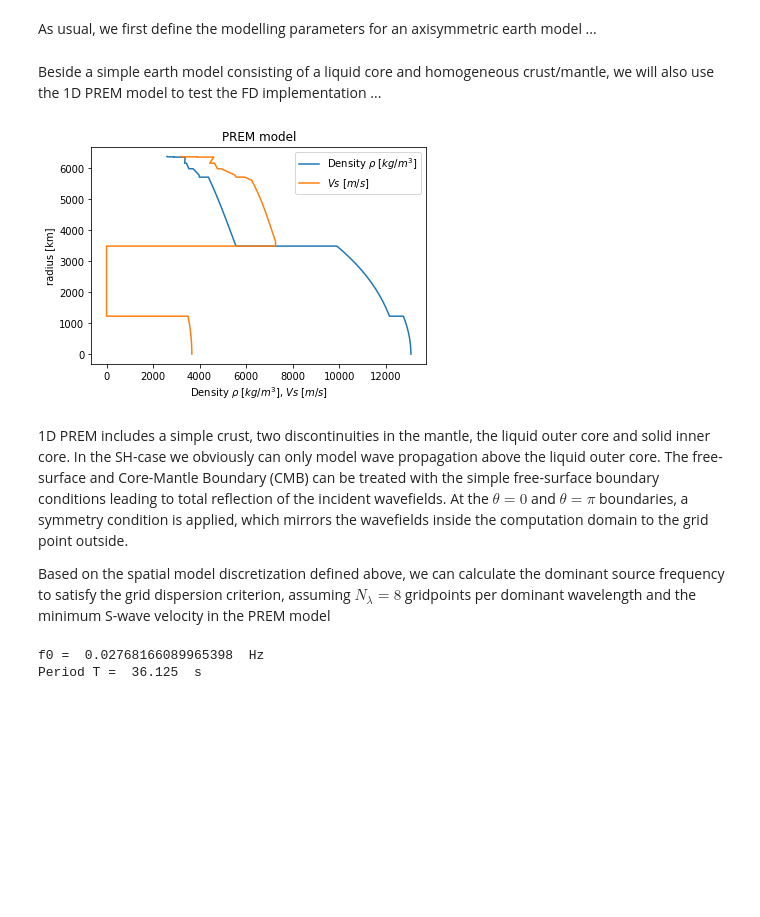
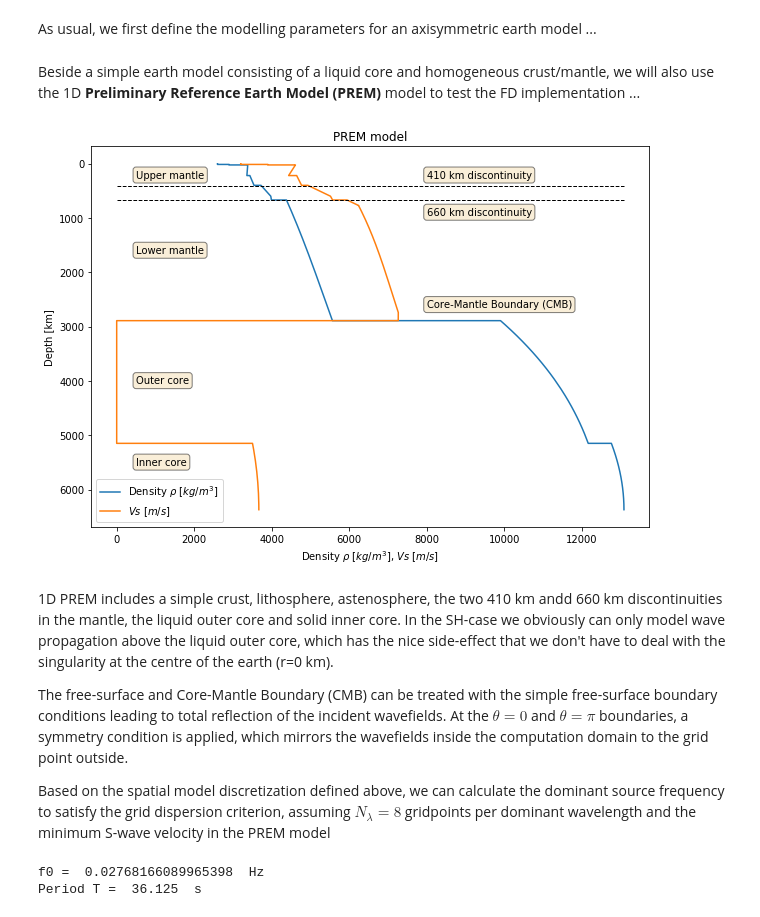
Before and after one commit to daniel-koehn/Theory-of-seismic-waves-II, a Jupyter notebook: 07_SH_waves_in_moons_and_planets/2_2D_SHaxi_FD_modelling_earth.ipynb, the cells around one changed output. Drawn from its saved outputs; the diff is of its cells as text; code cells hidden in the pictures; blank space fills up the shorter version.

Commit message:
Modified SHaxi Earth notebook

```diff
--- a/07_SH_waves_in_moons_and_planets/2_2D_SHaxi_FD_modelling_earth.ipynb
+++ b/07_SH_waves_in_moons_and_planets/2_2D_SHaxi_FD_modelling_earth.ipynb
@@ -92,27 +92,59 @@ tmax = 3000.0   # maximum recording time of the seismogram (s)
 
 isnap = 5  # snapshot interval (timesteps)
 # %% [markdown]
-Beside a simple earth model consisting of a liquid core and homogeneous crust/mantle, we will also use the 1D PREM model to test the FD implementation ...
+Beside a simple earth model consisting of a liquid core and homogeneous crust/mantle, we will also use the 1D **Preliminary Reference Earth Model (PREM)** model to test the FD implementation ...
 # %%
 # Read and plot PREM model
 # ------------------------
 model = np.loadtxt(name_model, delimiter=',', skiprows=0)
 
 radius = model[:,0] * 1000.0 # radius [m]
 rho1D = model[:,2] * 1000.0  # density [kg/m^3]
 vs1D = model[:,6] * 1000.0   # S-wave velocity model [m/s]
 
-plt.plot(rho1D,radius/1000, label=r"Density $\rho$ [$kg/m^3$]")
-plt.plot(vs1D,radius/1000, label=r"$Vs$ [$m/s$]")
+# Define figure size
+rcParams['figure.figsize'] = 10, 7
+
+depth = radius[0] - radius
+
+plt.plot(rho1D,depth/1000, label=r"Density $\rho$ [$kg/m^3$]")
+plt.plot(vs1D,depth/1000, label=r"$Vs$ [$m/s$]")
+
+# Mark mantle discontinouities
+# ----------------------------
+x660 = [0,rho1D[-1]]
+z660 = [660,660]
+z410 = [410,410]
+
+plt.plot(x660,z660,'k--',lw=1)
+plt.plot(x660,z410,'k--',lw=1)
+
+# Annotate model
+# --------------
+# these are matplotlib.patch.Patch properties
+props = dict(boxstyle='round', facecolor='wheat', alpha=0.5)
+
+# place a text box in upper left in axes coords
+plt.text(500, 115, "Upper mantle", fontsize=10, verticalalignment='top', bbox=props)
+plt.text(8000, 115, "410 km discontinuity", fontsize=10, verticalalignment='top', bbox=props)
+plt.text(8000, 800, "660 km discontinuity", fontsize=10, verticalalignment='top', bbox=props)
+plt.text(500, 1500, "Lower mantle", fontsize=10, verticalalignment='top', bbox=props)
+plt.text(8000, 2500, "Core-Mantle Boundary (CMB)", fontsize=10, verticalalignment='top', bbox=props)
+plt.text(500, 3900, "Outer core", fontsize=10, verticalalignment='top', bbox=props)
+plt.text(500, 5400, "Inner core", fontsize=10, verticalalignment='top', bbox=props)
+
 plt.title("PREM model")
-plt.ylabel("radius [km]")
+plt.ylabel("Depth [km]")
 plt.xlabel(r"Density $\rho$ [$kg/m^3$], $Vs$ [$m/s$]")
+plt.gca().invert_yaxis()
 plt.legend()
 plt.show()
 # %% [output]
-[figure, old version]
+[figure, new version]
 # %% [markdown]
-1D PREM includes a simple crust, two discontinuities in the mantle, the liquid outer core and solid inner core. In the SH-case we obviously can only model wave propagation above the liquid outer core. The free-surface and Core-Mantle Boundary (CMB) can be treated with the simple free-surface boundary conditions leading to total reflection of the incident wavefields. At the $\theta = 0$ and $\theta = \pi$ boundaries, a symmetry condition is applied, which mirrors the wavefields inside the computation domain to the grid point outside.
+1D PREM includes a simple crust, lithosphere, astenosphere, the two 410 km andd 660 km discontinuities in the mantle, the liquid outer core and solid inner core. In the SH-case we obviously can only model wave propagation above the liquid outer core, which has the nice side-effect that we don't have to deal with the singularity at the centre of the earth (r=0 km).
+
+The free-surface and Core-Mantle Boundary (CMB) can be treated with the simple free-surface boundary conditions leading to total reflection of the incident wavefields. At the $\theta = 0$ and $\theta = \pi$ boundaries, a symmetry condition is applied, which mirrors the wavefields inside the computation domain to the grid point outside.
 
 Based on the spatial model discretization defined above, we can calculate the dominant source frequency to satisfy the grid dispersion criterion, assuming $N_\lambda=8$ gridpoints per dominant wavelength and the minimum S-wave velocity in the PREM model
 # %%
```
Also changed, not shown: parts of 12 cells of this notebook.
